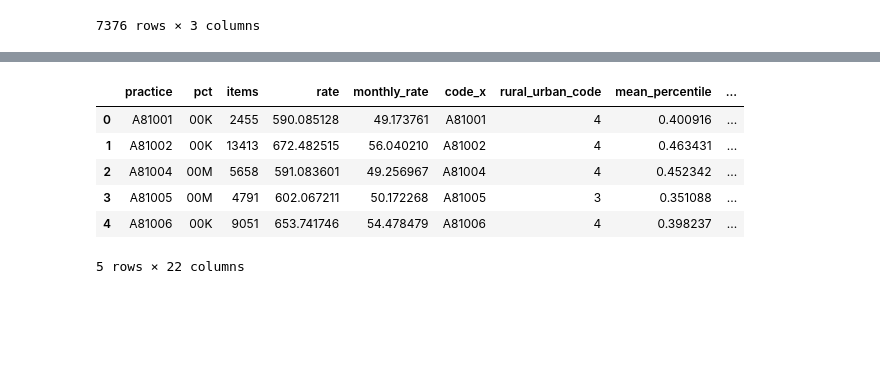
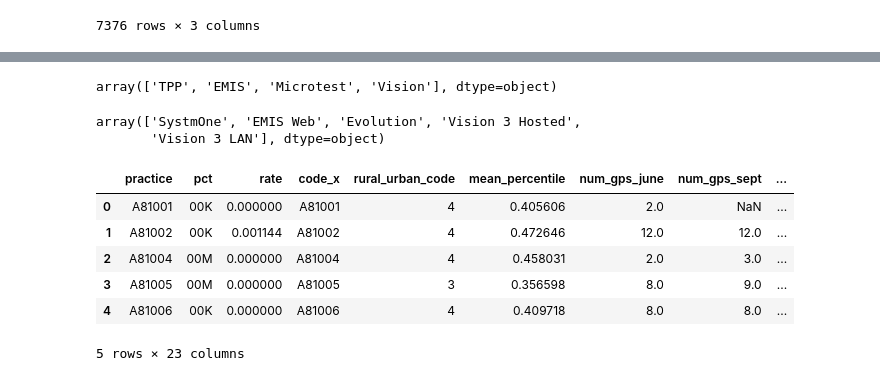
Before and after one commit to ebmdatalab/Methotrexate, a Jupyter notebook: MTX using Antibiotics_practice_level_v8.ipynb, the cells around one changed output, grey strips where cells are left out. Saved outputs shown, nothing was run; the diff lists cells and outputs as text; code cells hidden in the pictures; blank space fills up the shorter version.

```diff
--- a/MTX using Antibiotics_practice_level_v8.ipynb
+++ b/MTX using Antibiotics_practice_level_v8.ipynb
@@ -640,11 +637,10 @@ plt.show()
 last_year = all_mtx.loc[(all_mtx.list_size>1000) & (~pd.isnull(all_mtx.list_size)) & (all_mtx["month"]>="2017-01-01")]
 last_year = last_year[['practice','pct','mtx_2_5', 'mtx_10', 'list_size']]
 
-last_year['rate'] = (last_year['mtx_10']/(last_year['mtx_2_5']+ last_year['mtx_10'])) / (last_year['list_size'] / 1000)
-last_year['monthly_rate'] = last_year['rate']/12
-last_year = last_year.groupby(['practice','pct'],as_index=False).agg({'monthly_rate':'sum','list_size':'mean'})
-last_year = last_year[['practice','pct','monthly_rate']]
-last_year['monthly_rate'].quantile([0.1,0.5,0.9])
+last_year = last_year.groupby(['practice','pct'],as_index=False).sum()
+last_year['rate'] = last_year['mtx_10']/(last_year['mtx_2_5'] + last_year['mtx_10'])
+last_year = last_year[['practice','pct','rate']]
+last_year['rate'].quantile([0.1,0.5,0.9])
 # %% [output]
 0.1    0.000000
 0.5    0.000000
@@ -826,7 +843,7 @@ gps_per_practice
 # %%
 measures = {'ktt9_cephalosporins':'Antibiotic stewardship: co-amoxiclav, cephalosporins &amp; quinolones (KTT9)',
             'ktt9_uti_antibiotics':'Antibiotic stewardship: three-day courses for uncomplicated UTIs (KTT9)',
-            #'ktt9_antibiotics':'Antibiotic stewardship: volume of antibiotic prescribing (KTT9)',
+            'ktt9_antibiotics':'Antibiotic stewardship: volume of antibiotic prescribing (KTT9)',
             'ciclosporin':'Ciclosporin and tacrolimus oral preparations prescribed generically',
             'coproxamol':'Co-proxamol',
             'desogestrel':'Desogestrel prescribed as a branded product',
@@ -942,0 +962,3 @@ memory usage: 127.9+ KB
+# %%
+software = pd.read_csv("GPSoC Marketshare - Jan 2018b.csv", usecols = ['ODS','Principal Supplier','Principal System'])
+software.head()
@@ -943,3 +972,12 @@ memory usage: 127.9+ KB
+# %%
+software['Principal Supplier'].unique()
+# %% [output]
+array(['TPP', 'EMIS', 'Microtest', 'Vision'], dtype=object)
+# %%
+software['Principal System'].unique()
+# %% [output]
+array(['SystmOne', 'EMIS Web', 'Evolution', 'Vision 3 Hosted',
+       'Vision 3 LAN'], dtype=object)
 # %%
 # urban_rural
 # qof_all.
@@ -989,38 +1027,43 @@ all = all.merge(long_term_health,
                 left_on='practice',
                 right_index=True,
                 copy=False,
                 suffixes=('_satisfaction', ''))
 all = all.merge(over_65,
                 how='left',
                 left_on='practice',
                 right_index=True,
                 copy=False,
                 suffixes=('_long_term_health', ''))
 all = all.merge(under_18,
                 how='left',
                 left_on='practice',
                 right_index=True,
                 copy=False,
                 suffixes=('_over_65', '_under_18'))
 all = all.merge(dispensing,
                 how='left',
                 left_on='practice',
                 right_on='code',
                 copy=False)
 all = all.merge(precribing_volume,
                 how='left',
                 left_on='practice',
                 right_on='practice',
                 copy=False)
+all = all.merge(software,
+                how='left',
+                left_on='practice',
+                right_on='ODS',
+                copy=False)
 
-all.to_csv('antibiotics_for_analysis.csv')
+all.to_csv('methotrexate_for_analysis.csv')
 all.describe()
 all.head()
 # %% [output]
-|  | practice | pct | items | rate | monthly_rate | code_x | rural_urban_code | mean_percentile | ... |
-| 0 | A81001 | 00K | 2455 | 590.085128 | 49.173761 | A81001 | 4 | 0.400916 | ... |
-| 1 | A81002 | 00K | 13413 | 672.482515 | 56.040210 | A81002 | 4 | 0.463431 | ... |
-| 2 | A81004 | 00M | 5658 | 591.083601 | 49.256967 | A81004 | 4 | 0.452342 | ... |
-| 3 | A81005 | 00M | 4791 | 602.067211 | 50.172268 | A81005 | 3 | 0.351088 | ... |
-| 4 | A81006 | 00K | 9051 | 653.741746 | 54.478479 | A81006 | 4 | 0.398237 | ... |
+|  | practice | pct | rate | code_x | rural_urban_code | mean_percentile | num_gps_june | num_gps_sept | ... |
+| 0 | A81001 | 00K | 0.000000 | A81001 | 4 | 0.405606 | 2.0 | NaN | ... |
+| 1 | A81002 | 00K | 0.001144 | A81002 | 4 | 0.472646 | 12.0 | 12.0 | ... |
+| 2 | A81004 | 00M | 0.000000 | A81004 | 4 | 0.458031 | 2.0 | 3.0 | ... |
+| 3 | A81005 | 00M | 0.000000 | A81005 | 3 | 0.356598 | 8.0 | 9.0 | ... |
+| 4 | A81006 | 00K | 0.000000 | A81006 | 4 | 0.409718 | 8.0 | 8.0 | ... |
-5 rows × 22 columns
+5 rows × 23 columns
```
Also changed, not shown: parts of 12 cells of this notebook, 2 other files.
